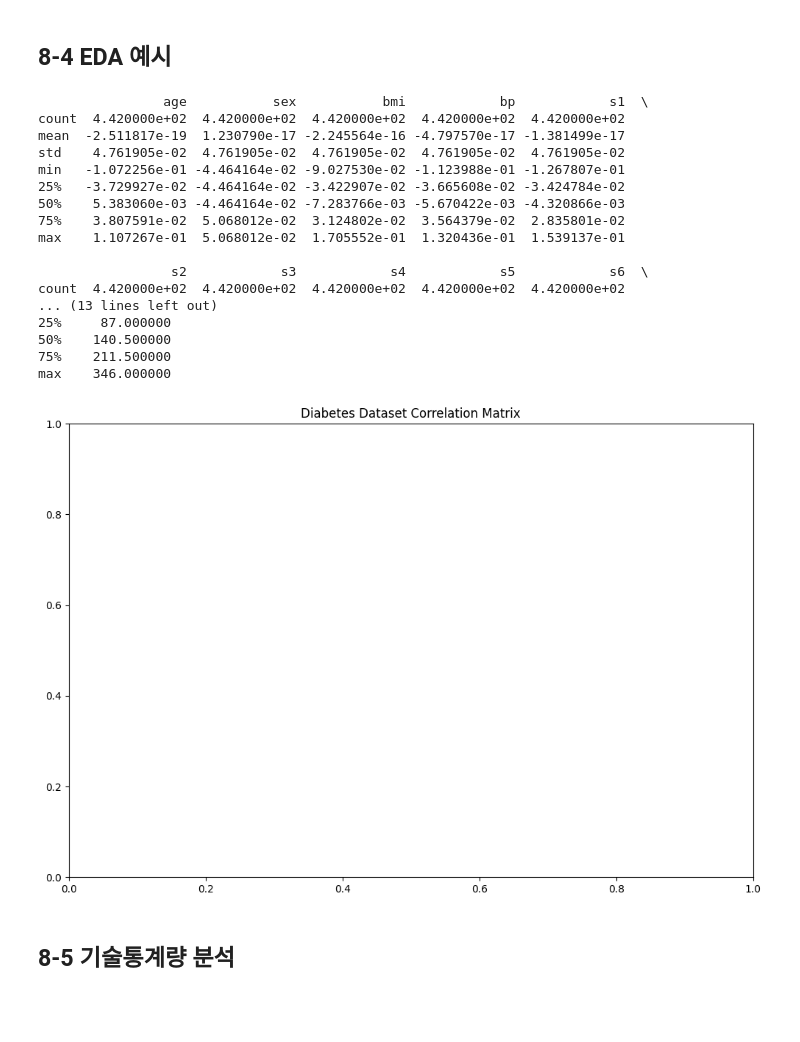
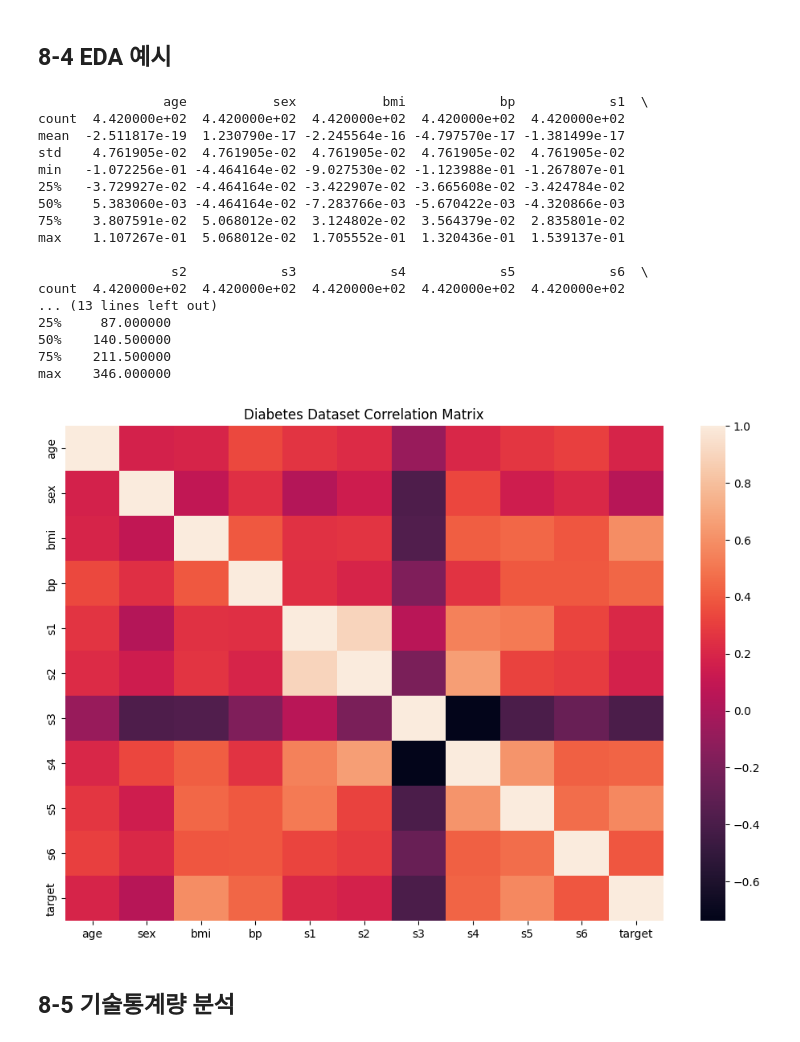
Before and after one commit to jlovechae/Data-Analysis-with-Open-Source, a Jupyter notebook: 오픈소스_데이터_분석_8강.ipynb, the cells around one changed output. Saved outputs shown, nothing was run; the diff lists cells and outputs as text; code cells hidden in the pictures; blank space fills up the shorter version.

```diff
--- a/오픈소스_데이터_분석_8강.ipynb
+++ b/오픈소스_데이터_분석_8강.ipynb
@@ -145,34 +145,36 @@ diabetes = load_diabetes()
 df = pd.DataFrame(diabetes.data, columns=diabetes.feature_names)
 df['target'] = diabetes.target
 
 ## dataframe의 describe를 이용하여 기본 통계량 출력
 print(df.describe())
 
 ## 상관 행렬 시각화
 plt.figure(figsize=(12,8))
 # dataframe의 각 열(변수)들 간의 상관 계수(correlation coefficient)를 계산하고 corr_matrix로 저장
+corr_matrix = df.corr()
 # seaborn으로 corr_matrix를 heatmap으로 시각화
+sns.heatmap(corr_matrix)
 plt.title('Diabetes Dataset Correlation Matrix')
 plt.show()
 # %% [output]
                 age           sex           bmi            bp            s1  \
 count  4.420000e+02  4.420000e+02  4.420000e+02  4.420000e+02  4.420000e+02
 mean  -2.511817e-19  1.230790e-17 -2.245564e-16 -4.797570e-17 -1.381499e-17
 std    4.761905e-02  4.761905e-02  4.761905e-02  4.761905e-02  4.761905e-02
 min   -1.072256e-01 -4.464164e-02 -9.027530e-02 -1.123988e-01 -1.267807e-01
 25%   -3.729927e-02 -4.464164e-02 -3.422907e-02 -3.665608e-02 -3.424784e-02
 50%    5.383060e-03 -4.464164e-02 -7.283766e-03 -5.670422e-03 -4.320866e-03
 75%    3.807591e-02  5.068012e-02  3.124802e-02  3.564379e-02  2.835801e-02
 max    1.107267e-01  5.068012e-02  1.705552e-01  1.320436e-01  1.539137e-01
 
                  s2            s3            s4            s5            s6  \
 count  4.420000e+02  4.420000e+02  4.420000e+02  4.420000e+02  4.420000e+02
 ... (13 lines left out)
 25%     87.000000
 50%    140.500000
 75%    211.500000
 max    346.000000
-[figure, old version]
+[figure, new version]
 # %% [markdown]
 ## 8-5 기술통계량 분석
 # %%
```
